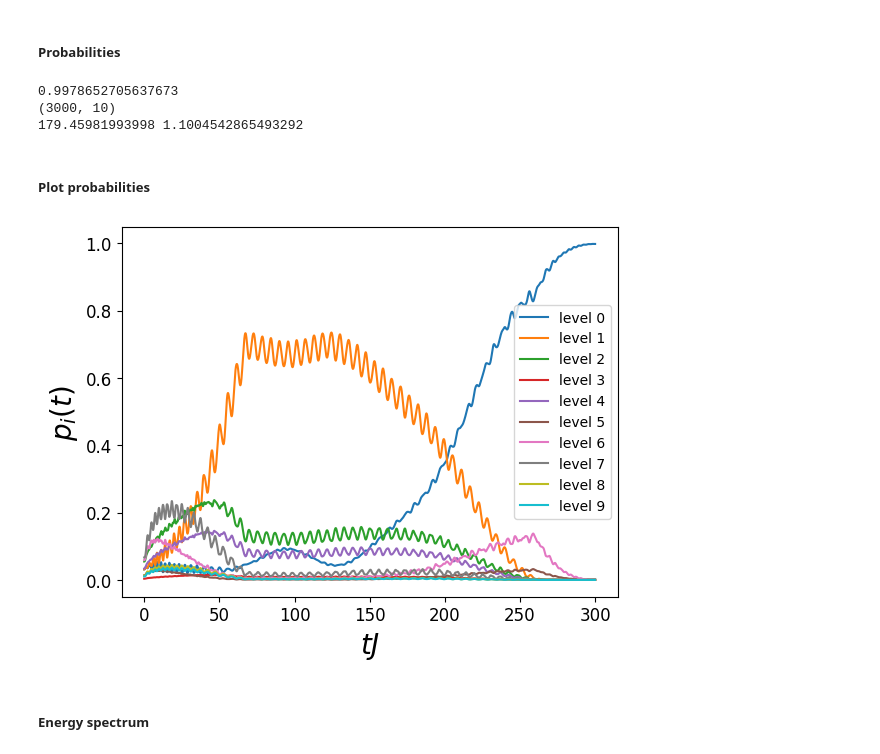
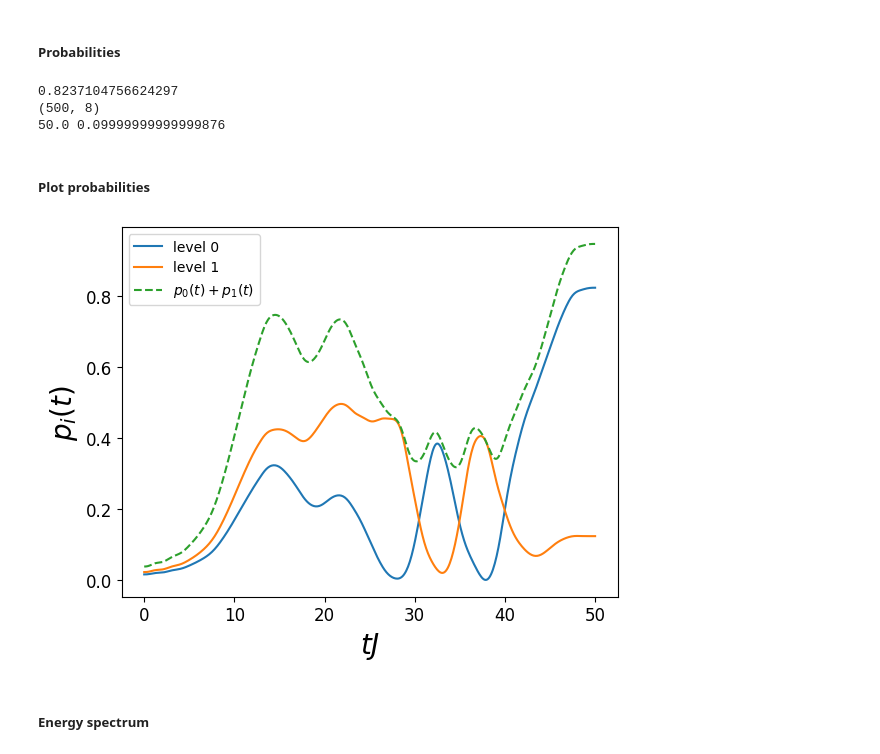
Before and after one commit to emacosta95/Magic4Annealing, a Jupyter notebook: FrustratedRing.ipynb, the cells around one changed output. Cells and saved outputs as stored; diff of their text form; code cells hidden in the pictures.

```diff
--- a/FrustratedRing.ipynb
+++ b/FrustratedRing.ipynb
@@ -482,0 +491,23 @@ JAX   final energy: -2.4797511823967664
+# %%
+X = history_parameters  # (EPOCHS, DIM), DIM=7
+X_centered = X - X.mean(axis=0)  # center each parameter
+n = X_centered.shape[0]
+
+C = (X_centered.T @ X_centered) / (n - 1)  # (DIM, DIM) covariance matrix
+
+evals, evecs = np.linalg.eigh(C)  # ascending order, C is symmetric
+order = np.argsort(evals)[::-1]
+evals = evals[order]
+evecs = evecs[:, order]  # evecs[:, 0] = PC1, evecs[:, 1] = PC2
+
+explained_ratio = evals / evals.sum()
+pc1, pc2 = evecs[:, 0], evecs[:, 1]
+
+print(
+    evals[0],
+    evals[1],
+    evals[2],
+    explained_ratio[0],
+    explained_ratio[1],
+    explained_ratio[2],
+)
@@ -1082,7 +1214,9 @@ probabilities_optimal_control = np.zeros((time_steps, nlevels))
 # ── time evolution ────────────────────────────────────────────────────────────
 for i, t in enumerate(time):
 
-    hamiltonian_t = (1 - t / tau) * driver_hamiltonian + (t / tau) * target_hamiltonian
+    hamiltonian_t = (1 - t / tau) * driver_hamiltonian_s + (
+        t / tau
+    ) * target_hamiltonian_s
 
     # ── diagonalize ───────────────────────────────────────────────────────
     eigenstates_raw = eigenstates_t[:, order].astype(complex)  # raw — for probabilities
@@ -1109,21 +1243,27 @@ print(
 
 min_time_gap = time[np.argmin(spectrum[:, 2] - spectrum[:, 0])]
 # %% [output]
-0.9978652705637673
-(3000, 10)
-179.45981993998 1.1004542865493292
+0.8237104756624297
+(500, 8)
+50.0 0.09999999999999876
 # %% [markdown]
 ##### Plot probabilities
 # %%
-for i in range(nlevels):
+for i in range(2):
     plt.plot(time, probabilities_optimal_control[:, i], label=f"level {i}")
+plt.plot(
+    time,
+    probabilities_optimal_control[:, 0] + probabilities_optimal_control[:, 1],
+    label=r"$p_0(t) + p_1(t)$",
+    linestyle="--",
+)
 plt.xlabel(r"$t J$", fontsize=20)
 plt.ylabel(r"$p_i(t)$", fontsize=20)
 plt.tick_params(axis="both", which="major", labelsize=12)
 plt.legend()
 plt.show()
 # %% [output]
-[figure, old version]
+[figure, new version]
 # %% [markdown]
 ##### Energy spectrum
 # %%
```
Also changed, not shown: parts of 16 cells of this notebook, 2 other files.
